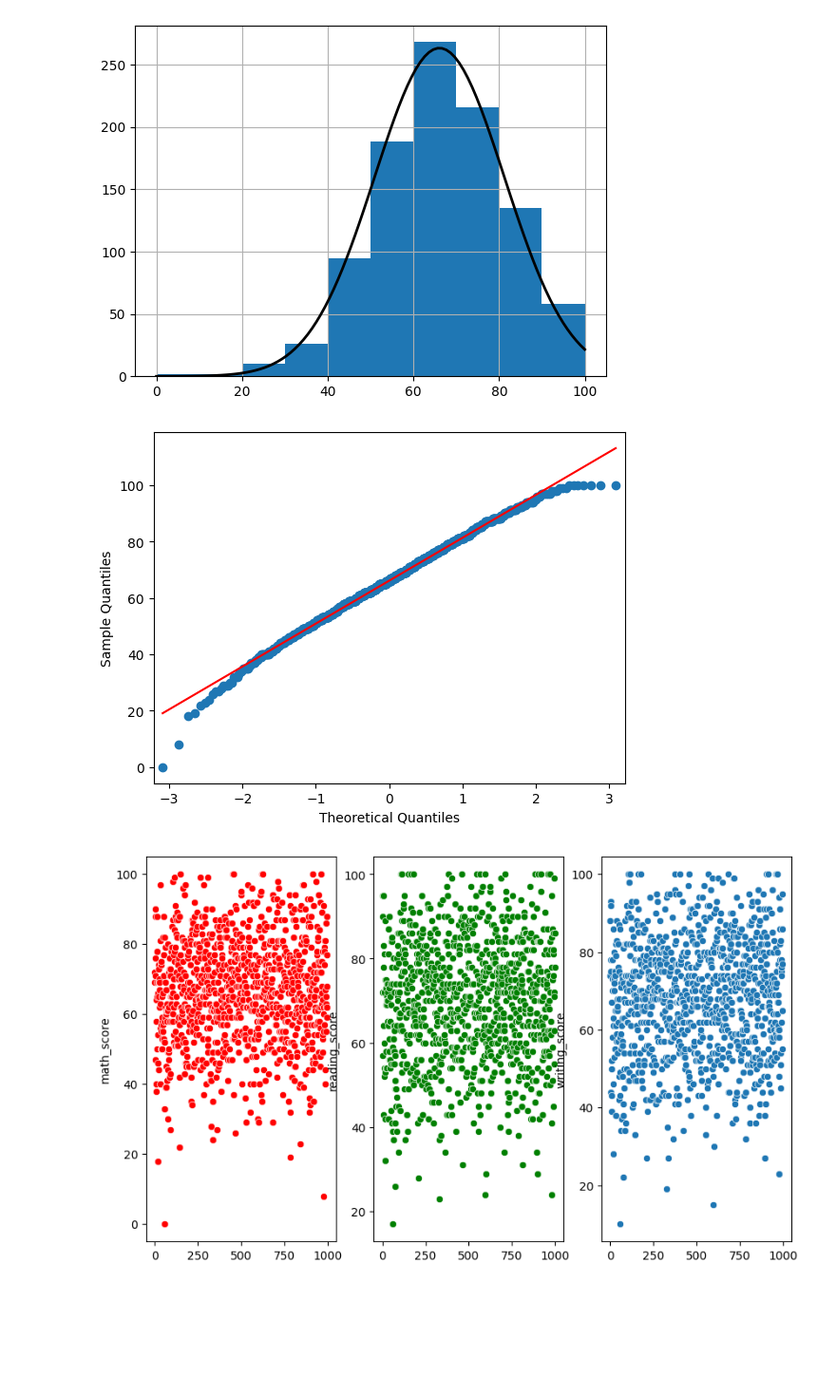
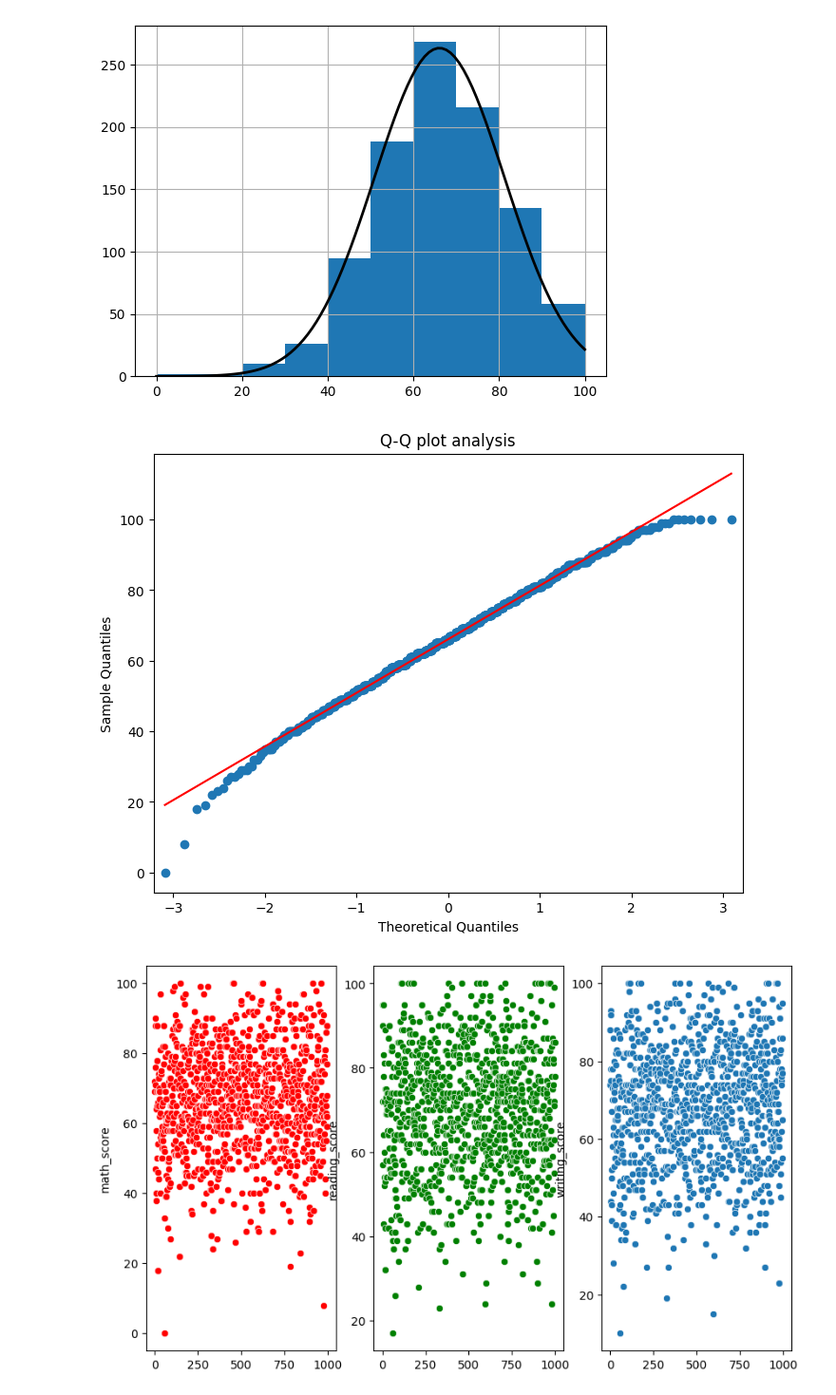
Before and after one commit to AlexTmbMifi/ML-Projects.-Statistics, a Jupyter notebook: StudentAnalys.ipynb, the cells around one changed output. Shown at 95% size. Cells and saved outputs as stored; diff of their text form; code cells hidden in the pictures; blank space fills up the shorter version.

```diff
--- a/StudentAnalys.ipynb
+++ b/StudentAnalys.ipynb
@@ -101,10 +101,13 @@ plt.plot(x, p*10**4, 'k', linewidth=2);
 [figure]
 # %%
 # проверка нормальность данных через Q-Q plot
-smi.qqplot(df.math_score, line="r")
+fig, ax = plt.subplots(figsize=(8,6))
+plt.title('Q-Q plot analysis')
+smi.qqplot(df.math_score, line="r", ax = ax)
 plt.show()
+# получился отрицательный скат графика, что говорит о том, что большиство данных находится правее центра картины
 # %% [output]
-[figure, old version]
+[figure, new version]
 # %%
 # построение диаграммы рассеяния
 fig, axs = plt.subplots(1,3,figsize = (10,6))
```
Also changed, not shown: parts of 26 cells of this notebook.
